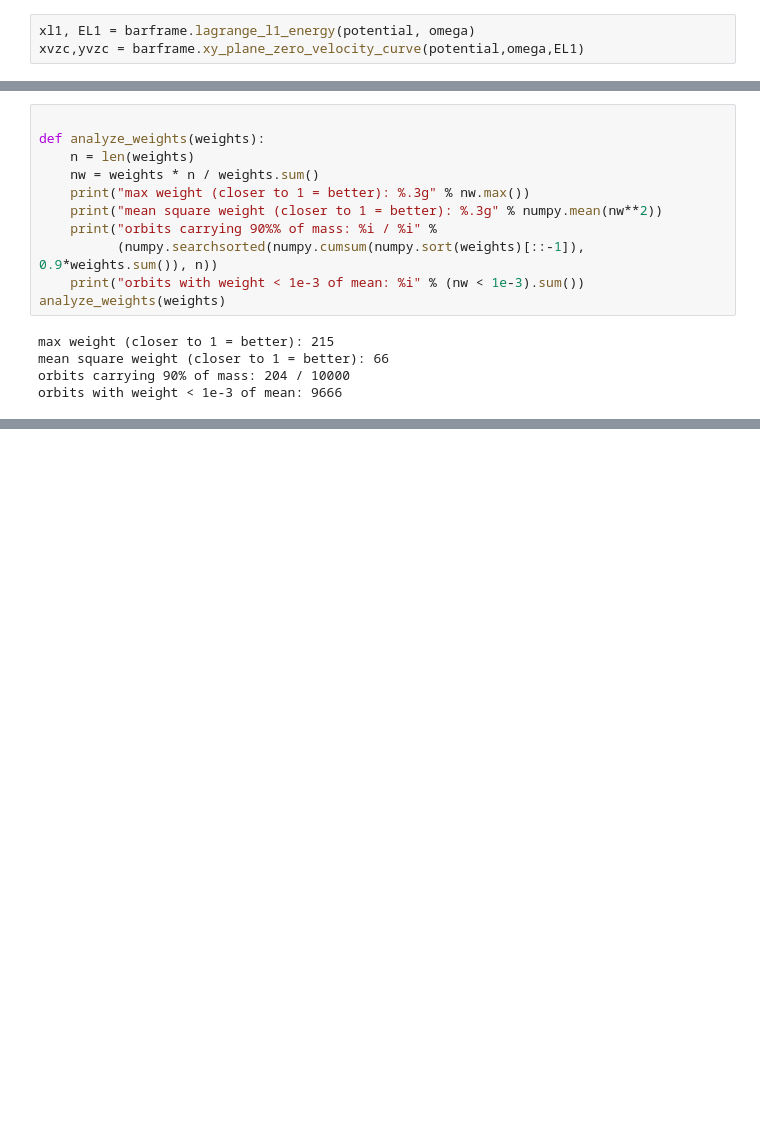
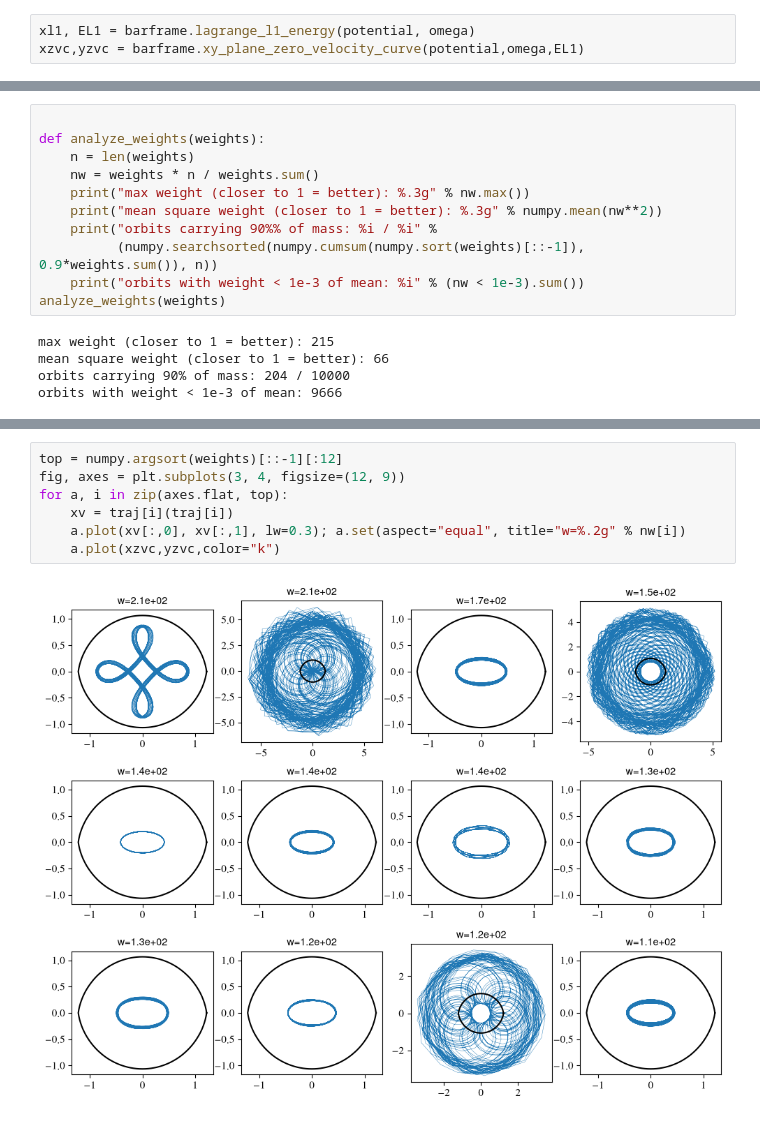
Before and after one commit to salvatore-ferrone/bar-dynamics, a Jupyter notebook: pedagogy/schwarzchild_hunter2024_bar.ipynb, the cells around one changed output, grey strips where cells are left out. Saved outputs shown, nothing was run; the diff lists cells and outputs as text; blank space fills up the shorter version.

```diff
--- a/pedagogy/schwarzchild_hunter2024_bar.ipynb
+++ b/pedagogy/schwarzchild_hunter2024_bar.ipynb
@@ -88,7 +88,7 @@ norbits     =   int(1e4)
 ics,mass    =   bar.sample(norbits, potential=potential, beta=1/2,kappa=1/10)
 # %%
 xl1, EL1 = barframe.lagrange_l1_energy(potential, omega)
-xvzc,yvzc = barframe.xy_plane_zero_velocity_curve(potential,omega,EL1)
+xzvc,yzvc = barframe.xy_plane_zero_velocity_curve(potential,omega,EL1)
 # %%
 fig,axis=plt.subplots(2,1,sharex=True)
 axis[0].scatter(ics[:,0],ics[:,1],s=1)
@@ -258,0 +260,9 @@ ax[2].scatter(r0, nw, s=2); ax[2].set(xlabel="initial elliptical radius", yscale
+# %%
+top = numpy.argsort(weights)[::-1][:12]
+fig, axes = plt.subplots(3, 4, figsize=(12, 9))
+for a, i in zip(axes.flat, top):
+    xv = traj[i](traj[i])
+    a.plot(xv[:,0], xv[:,1], lw=0.3); a.set(aspect="equal", title="w=%.2g" % nw[i])
+    a.plot(xzvc,yzvc,color="k")
+# %% [output]
+[figure, added]
```
Also changed, not shown: parts of 8 cells of this notebook.
